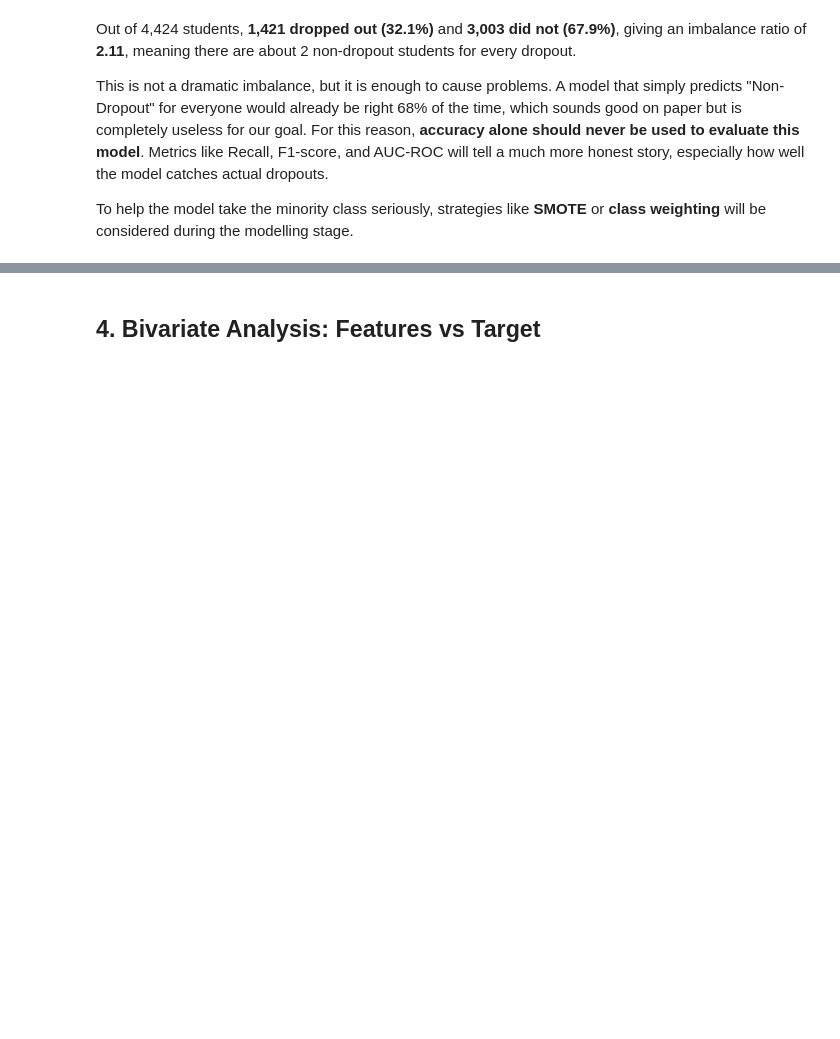
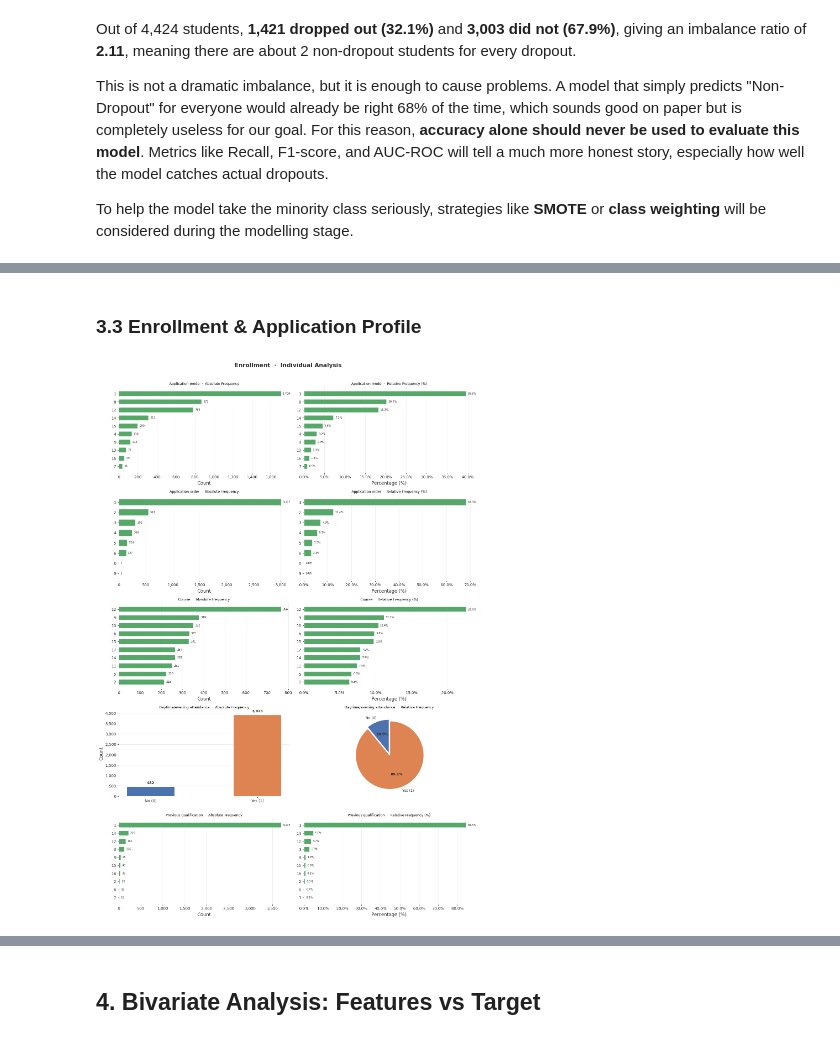
Before and after one commit to T3raa/Machine-Learning-Group-Project, a Jupyter notebook: notebooks/2.EDA.ipynb, the cells around one changed output, grey strips where cells are left out. Saved outputs shown, nothing was run; the diff lists cells and outputs as text; code cells hidden in the pictures; blank space fills up the shorter version.

```diff
--- a/notebooks/2.EDA.ipynb
+++ b/notebooks/2.EDA.ipynb
@@ -434,0 +595,6 @@ Curricular units 1st sem (without evaluations)  12.000
+# %% [markdown]
+### 3.3 Enrollment & Application Profile
+# %%
+plot_group(df, enrollment,       group_name="Enrollment")
+# %% [output]
+[figure, added]
```
Also changed, not shown: parts of 27 cells of this notebook, 4 other files.
